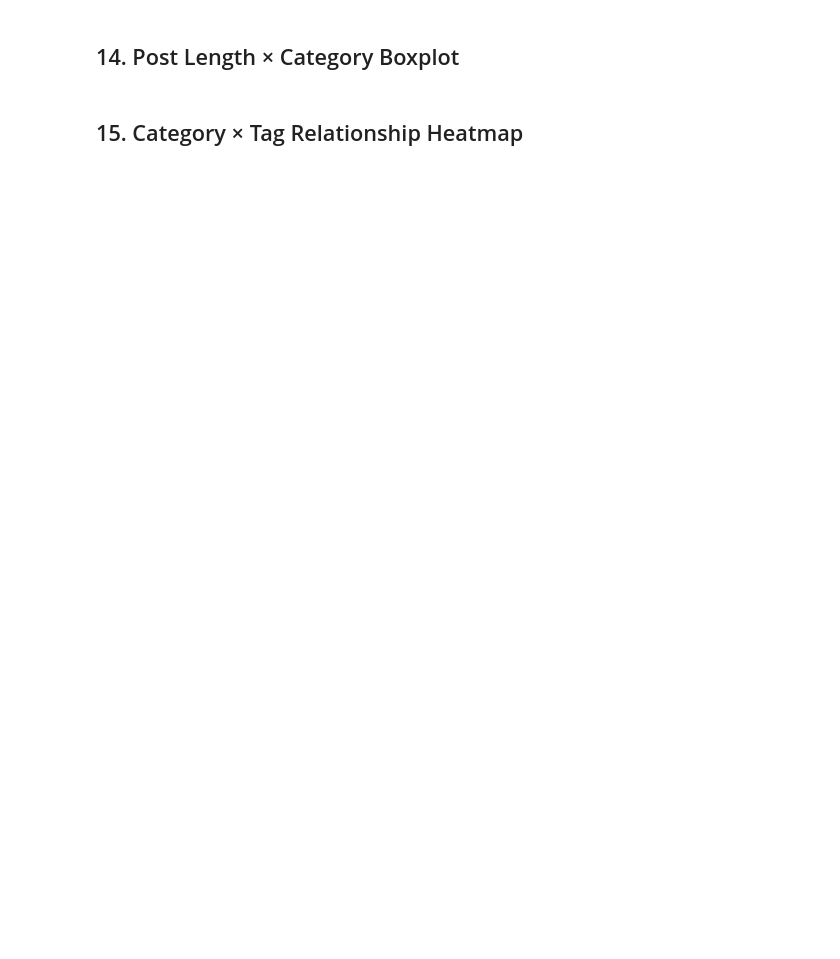
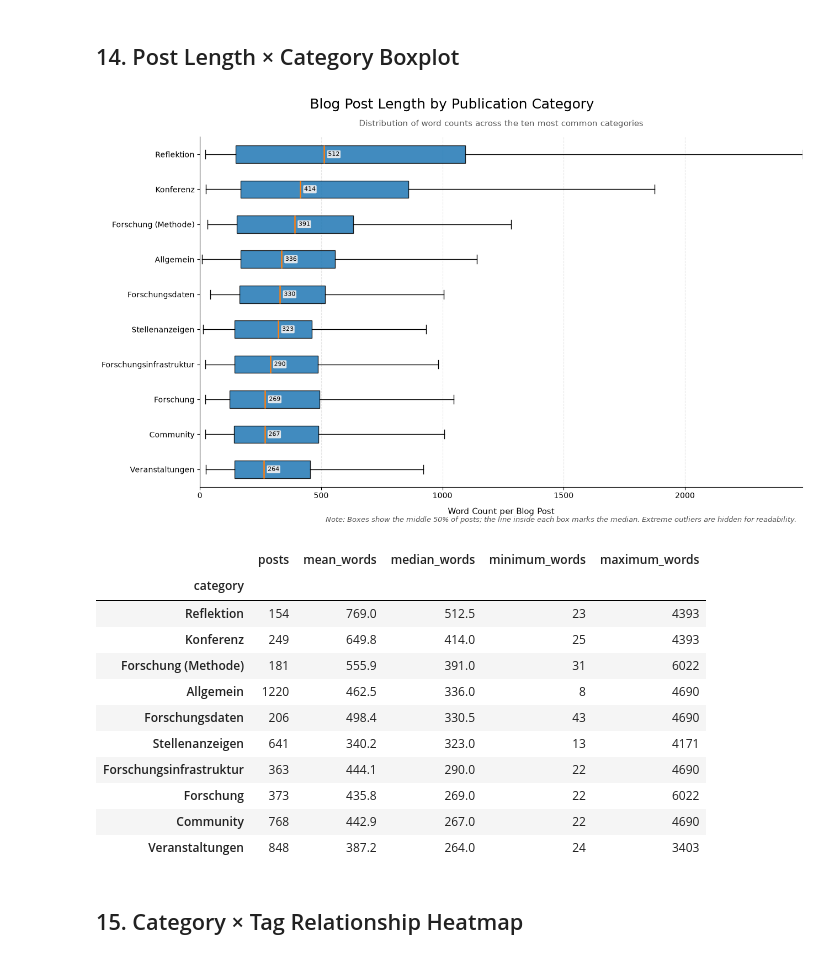
Before and after one commit to areeshaj3109/dhd-blog-analysis, a Jupyter notebook: notebooks/dhd_blog_analysis.ipynb, the cells around one changed output. Cells and saved outputs as stored; diff of their text form; code cells hidden in the pictures; blank space fills up the shorter version.

Commit message:
Update analysis notebook and add generated figures

```diff
--- a/notebooks/dhd_blog_analysis.ipynb
+++ b/notebooks/dhd_blog_analysis.ipynb
@@ -3200,8 +3396,8 @@ fig, ax = plt.subplots(figsize=(13, 8))
 
 boxplot = ax.boxplot(
     box_data,
-    vert=False,
-    labels=category_order,
+    orientation="horizontal",
+    tick_labels=category_order,
     patch_artist=True,
     showfliers=False,
     medianprops={
@@ -3309,33 +3505,47 @@ ax.text(
 
 plt.tight_layout()
 
 plt.savefig(
     FIGURE_DIR / "word_count_by_category_boxplot.png",
     dpi=300,
     bbox_inches="tight"
 )
 
 plt.show()
 
 # Supporting summary table
 category_length_summary = (
     plot_df
     .groupby("category")["word_count"]
     .agg(
         posts="count",
         mean_words="mean",
         median_words="median",
         minimum_words="min",
         maximum_words="max"
     )
     .round(1)
     .sort_values(
         "median_words",
         ascending=False
     )
 )
 
 display(category_length_summary)
+# %% [output]
+[figure, added]
+|  | posts | mean_words | median_words | minimum_words | maximum_words |
+| category |  |  |  |  |  |
+| Reflektion | 154 | 769.0 | 512.5 | 23 | 4393 |
+| Konferenz | 249 | 649.8 | 414.0 | 25 | 4393 |
+| Forschung (Methode) | 181 | 555.9 | 391.0 | 31 | 6022 |
+| Allgemein | 1220 | 462.5 | 336.0 | 8 | 4690 |
+| Forschungsdaten | 206 | 498.4 | 330.5 | 43 | 4690 |
+| Stellenanzeigen | 641 | 340.2 | 323.0 | 13 | 4171 |
+| Forschungsinfrastruktur | 363 | 444.1 | 290.0 | 22 | 4690 |
+| Forschung | 373 | 435.8 | 269.0 | 22 | 6022 |
+| Community | 768 | 442.9 | 267.0 | 22 | 4690 |
+| Veranstaltungen | 848 | 387.2 | 264.0 | 24 | 3403 |
 # %% [markdown]
 ## 15. Category × Tag Relationship Heatmap
 # %%
```
Also changed, not shown: parts of 24 cells of this notebook, 25 other files.
